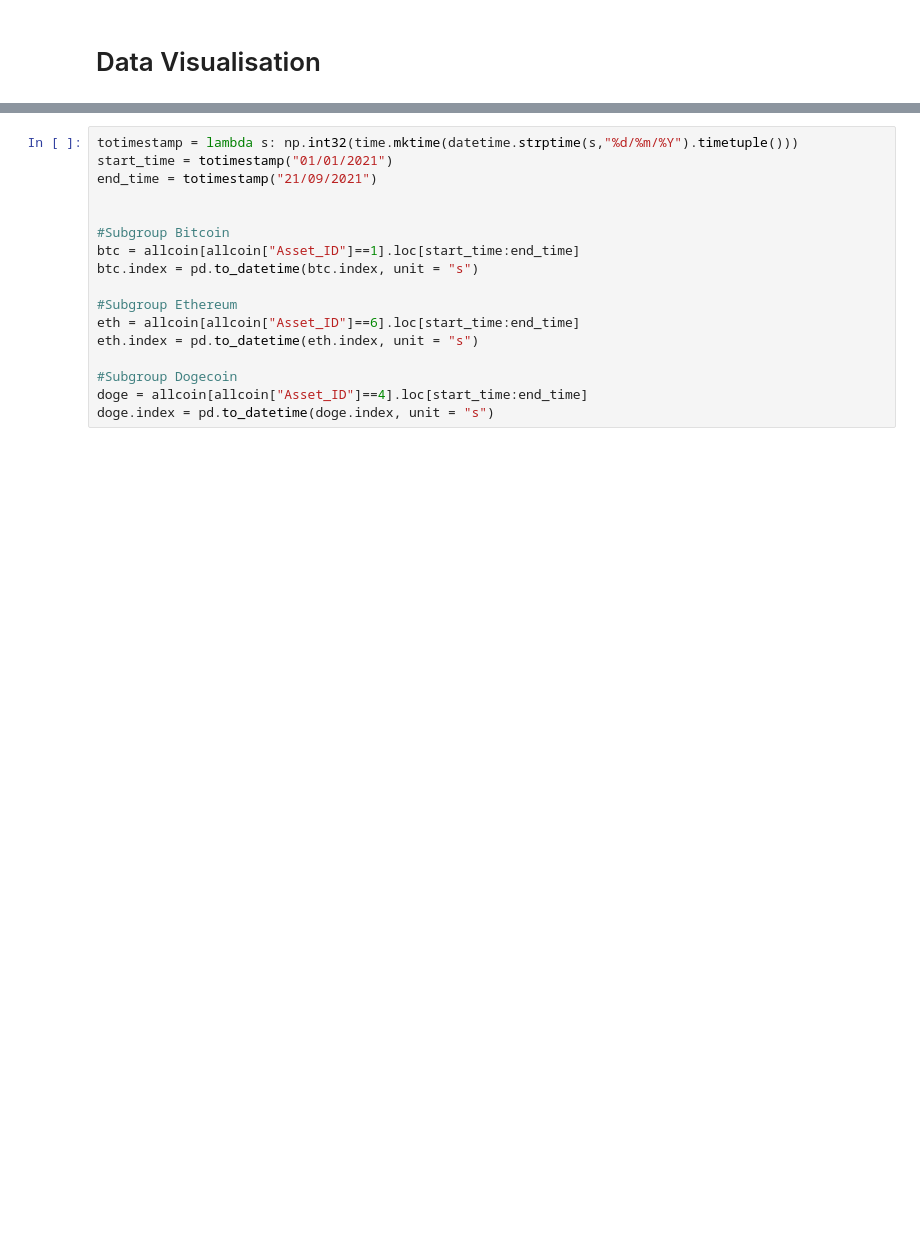
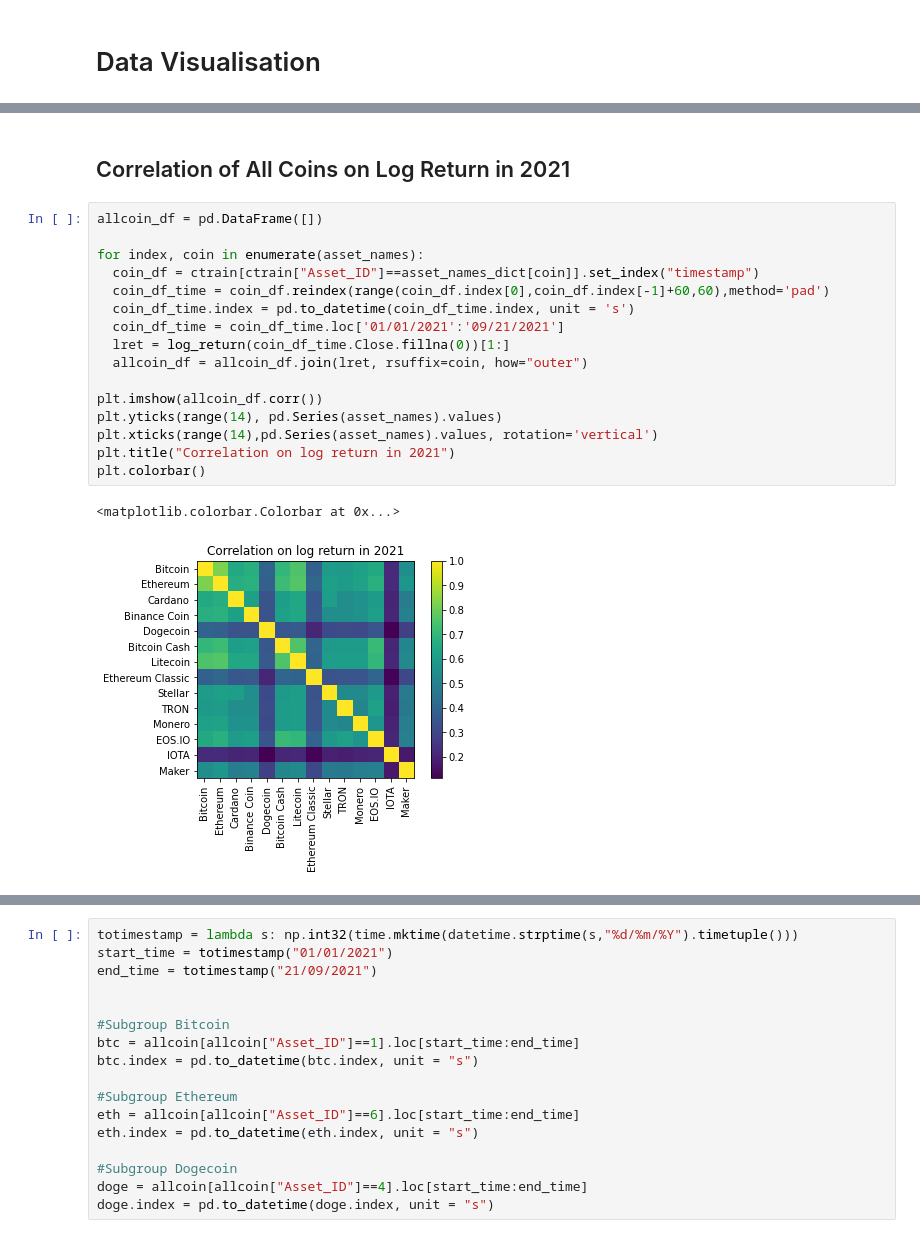
Before and after one commit to yanghang0918/Bitcoin-Prediction, a Jupyter notebook: btcpredict.ipynb, the cells around one changed output, grey strips where cells are left out. Drawn from its saved outputs; the diff is of its cells as text; blank space fills up the shorter version.

```diff
--- a/btcpredict.ipynb
+++ b/btcpredict.ipynb
@@ -323,0 +353,21 @@ allcoinlret
+# %% [markdown]
+## Correlation of All Coins on Log Return in 2021
+# %%
+allcoin_df = pd.DataFrame([])
+
+for index, coin in enumerate(asset_names):
+  coin_df = ctrain[ctrain["Asset_ID"]==asset_names_dict[coin]].set_index("timestamp")
+  coin_df_time = coin_df.reindex(range(coin_df.index[0],coin_df.index[-1]+60,60),method='pad')
+  coin_df_time.index = pd.to_datetime(coin_df_time.index, unit = 's')
+  coin_df_time = coin_df_time.loc['01/01/2021':'09/21/2021']
+  lret = log_return(coin_df_time.Close.fillna(0))[1:]
+  allcoin_df = allcoin_df.join(lret, rsuffix=coin, how="outer")
+
+plt.imshow(allcoin_df.corr())
+plt.yticks(range(14), pd.Series(asset_names).values)
+plt.xticks(range(14),pd.Series(asset_names).values, rotation='vertical')
+plt.title("Correlation on log return in 2021")
+plt.colorbar()
+# %% [output]
+<matplotlib.colorbar.Colorbar at 0x...>
+[figure, added]
```
Also changed, not shown: parts of 41 cells of this notebook.
